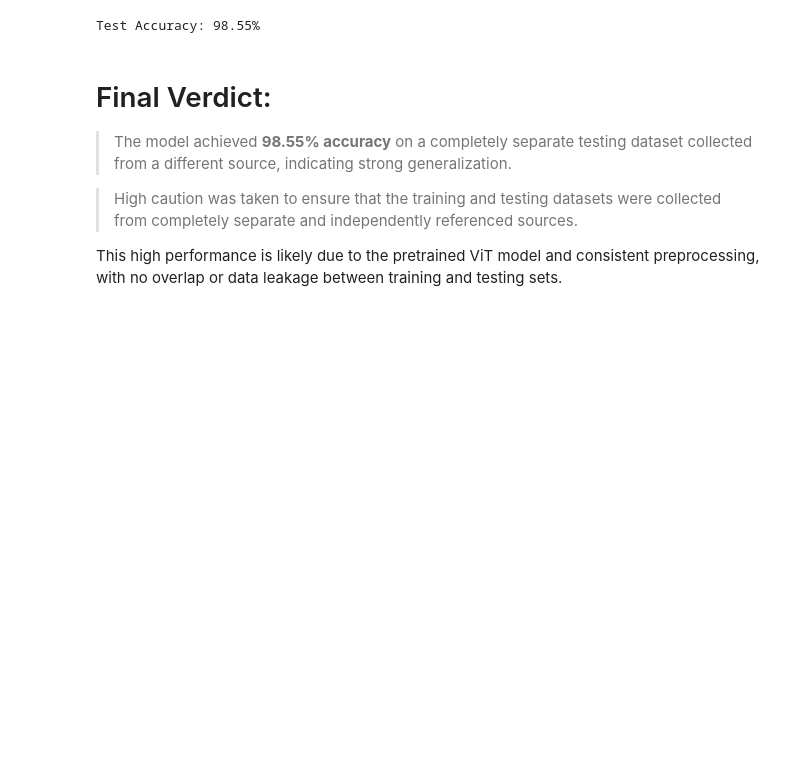
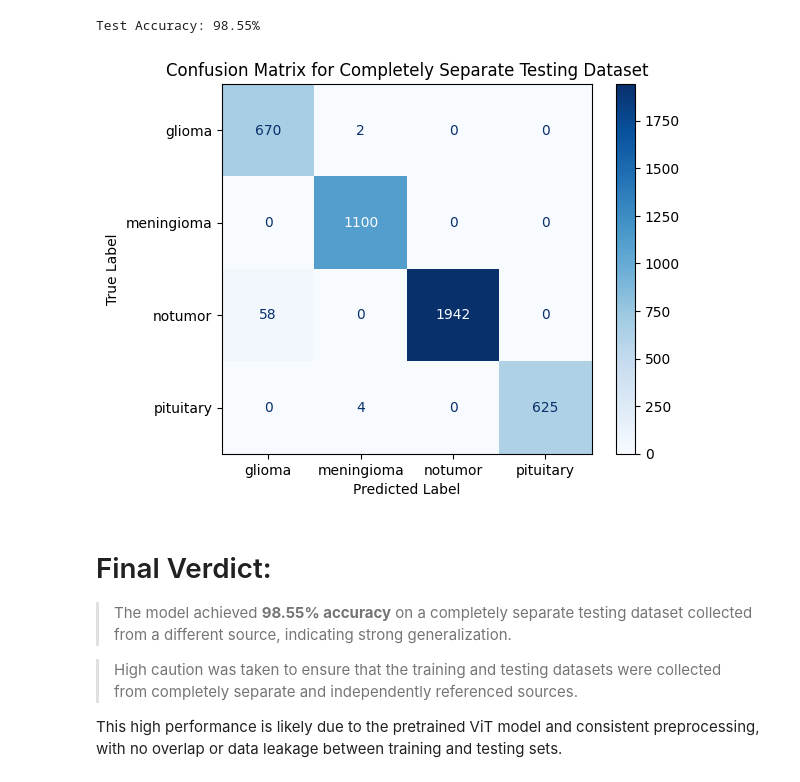
Before and after one commit to ibrahimamam1/Brain-Tumour-Detection, a Jupyter notebook: Notebooks/Brain_Tumour_ViT.ipynb, the cells around one changed output. Saved outputs shown, nothing was run; the diff lists cells and outputs as text; code cells hidden in the pictures; blank space fills up the shorter version.

```diff
--- a/Notebooks/Brain_Tumour_ViT.ipynb
+++ b/Notebooks/Brain_Tumour_ViT.ipynb
@@ -320,6 +320,34 @@ with torch.no_grad():
 print(f"Test Accuracy: {correct / total * 100:.2f}%")
 # %% [output]
 Test Accuracy: 98.55%
+# %%
+from sklearn.metrics import confusion_matrix, ConfusionMatrixDisplay
+import matplotlib.pyplot as plt
+
+# Make predictions on the separate test set
+y_true, y_pred = [], []
+
+model.eval()
+with torch.no_grad():
+    for inputs, labels in test_loader:
+        inputs, labels = inputs.to(device), labels.to(device)
+        outputs = model(inputs)
+        _, preds = torch.max(outputs, 1)
+        y_true.extend(labels.cpu().numpy())
+        y_pred.extend(preds.cpu().numpy())
+
+# Create confusion matrix
+cm = confusion_matrix(y_true, y_pred)
+
+# Display it
+disp = ConfusionMatrixDisplay(confusion_matrix=cm, display_labels=test_dataset.classes)
+disp.plot(cmap='Blues')
+plt.title("Confusion Matrix for Completely Separate Testing Dataset")
+plt.xlabel("Predicted Label")
+plt.ylabel("True Label")
+plt.show()
+# %% [output]
+[figure, added]
 # %% [markdown]
 # Final Verdict:
 
```
Also changed, not shown: parts of 2 cells of this notebook.
